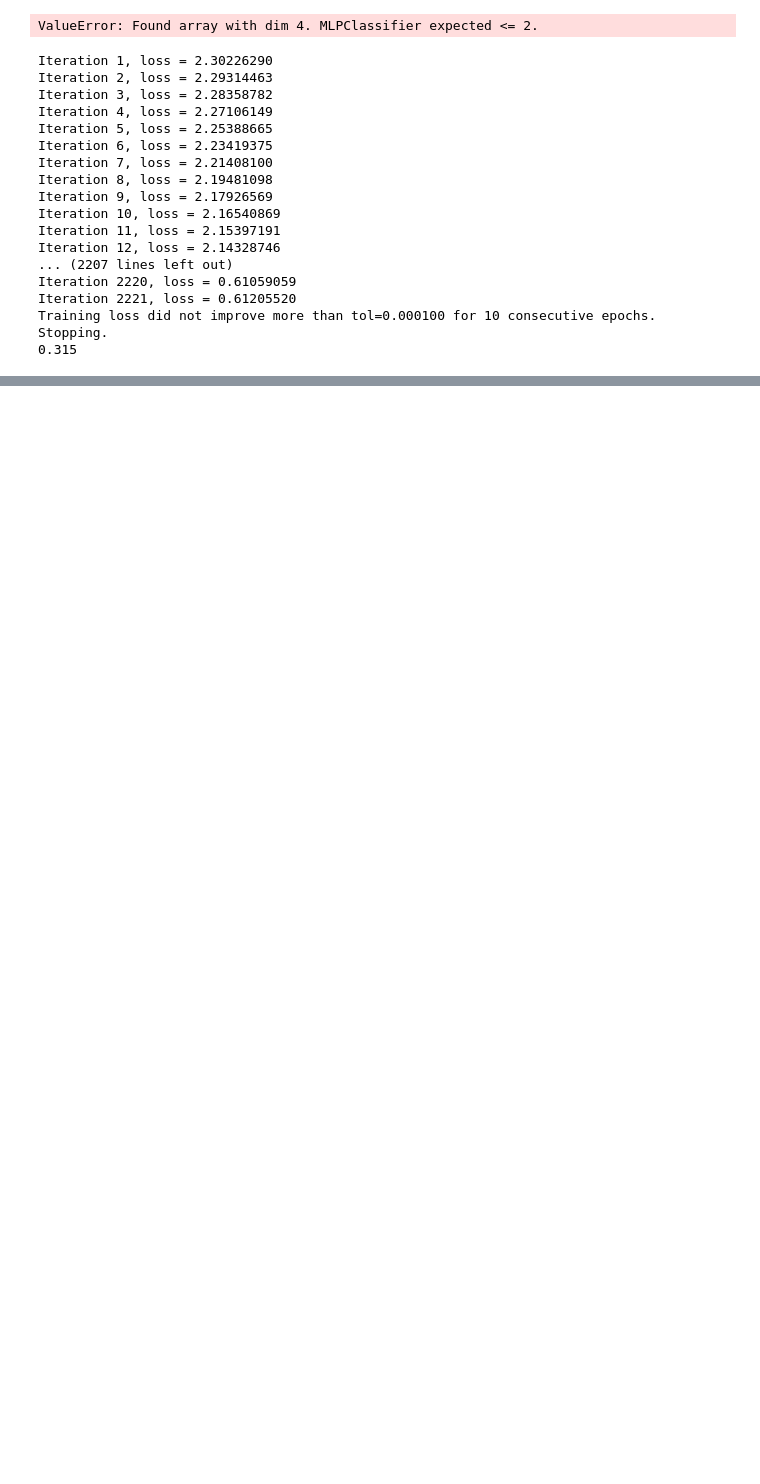
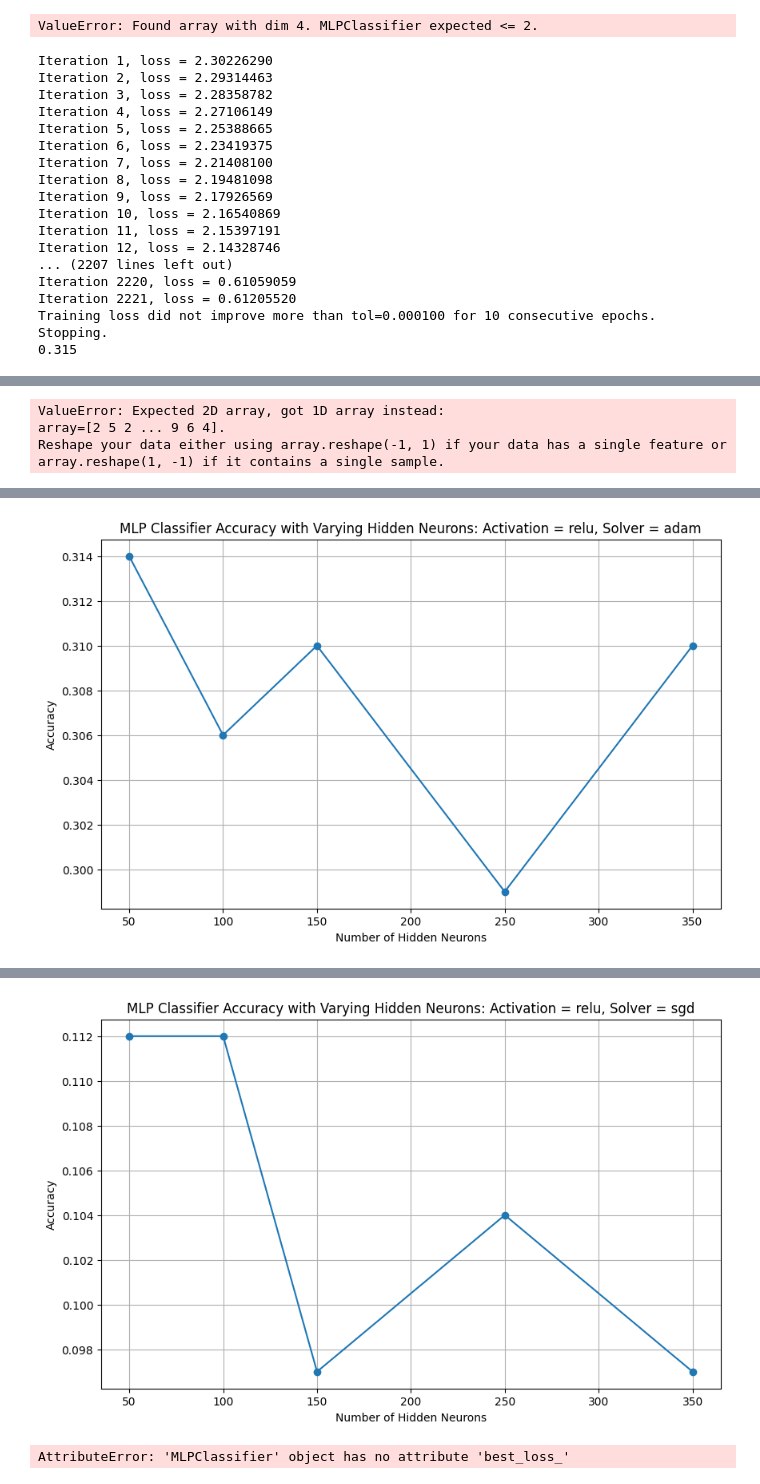
Before and after one commit to 26dre/178_final, a Jupyter notebook: NeuralNetworks.ipynb, the cells around one changed output, grey strips where cells are left out. Saved outputs shown, nothing was run; the diff lists cells and outputs as text; code cells hidden in the pictures; blank space fills up the shorter version.

```diff
--- a/NeuralNetworks.ipynb
+++ b/NeuralNetworks.ipynb
@@ -508,6 +483,11 @@ Number of neurons: 250, Test set accuracy: 26.80%
 # %% [markdown]
 So let's look back at the larger pictures and select for the best one of these motherfuckers
 # %%
-for activation in activations:
-    for solver in solvers:
-        cool_shit(xtrain=xtrain_gray_flat, ytrain=y_train_flat, xtest=xtest_gray_flat, ytest=y_test_flat, activation=activation, max_iter=max_iterations, solver=solver)
+# for activation in activations:
+#     for solver in solvers:
+#         cool_shit(xtrain=xtrain_gray_flat, ytrain=y_train_flat, xtest=xtest_gray_flat, ytest=y_test_flat, activation=activation, max_iter=max_iterations, solver=solver)
+
+# cool_shit(xtrain=xtrain_gray_flat, ytrain=y_train_flat.reshape(1, -1), xtest=xtest_gray_flat, ytest=y_test_flat, activation=activations[0], max_iter=max_iterations, solver=solvers[0])
+mlp = MLPClassifier(10)
+mlp.fit(x_train_flat[:100], ytrain1[:100])
+predicated = mlp.predict(x_test_flat[:100])
@@ -544,0 +545,11 @@ Training loss did not improve more than tol=0.000100 for 10 consecutive epochs.
+# %%
+cool_shit(xtrain=xtrain_color_small, ytrain=ytrain_small_color, xtest=xtest_color_flat_small, ytest=ytest_small_color, max_iter=2500)
+# %% [output]
+ValueError: Expected 2D array, got 1D array instead:
+array=[2 5 2 ... 9 6 4].
+Reshape your data either using array.reshape(-1, 1) if your data has a single feature or array.reshape(1, -1) if it contains a single sample.
+# %%
+for activation in activations:
+    for solver in solvers:
+        cool_shit(xtrain=xtrain_gray_flat_small, ytrain=ytrain_small_gray, xtest=xtest_gray_flat_small, ytest=ytest_small_gray, activation=activation, max_iter=max_iterations, solver=solver)
+# %% [output]
@@ -544,0 +561 @@ Training loss did not improve more than tol=0.000100 for 10 consecutive epochs.
+[figure, added]
@@ -544,0 +567,2 @@ Training loss did not improve more than tol=0.000100 for 10 consecutive epochs.
+[figure, added]
+AttributeError: 'MLPClassifier' object has no attribute 'best_loss_'
```
Also changed, not shown: parts of 12 cells of this notebook, 1 other file.
